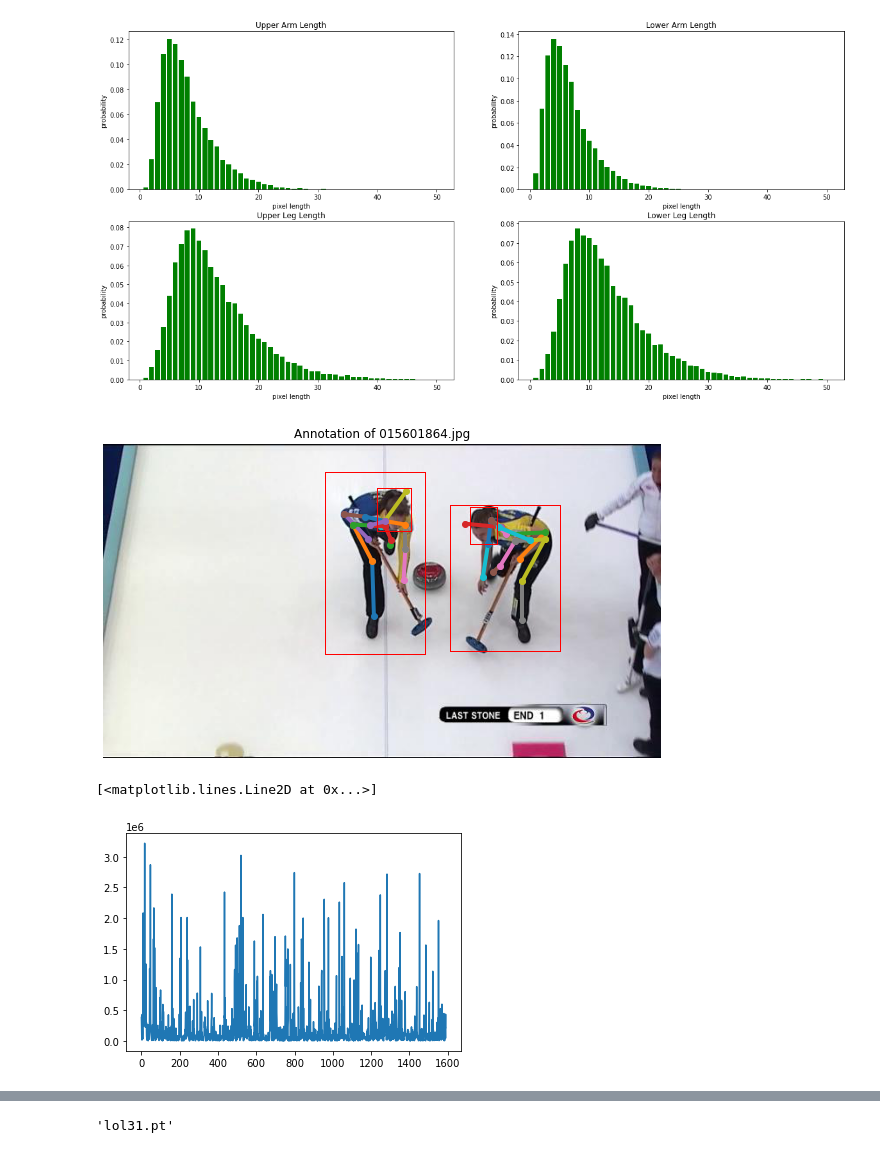
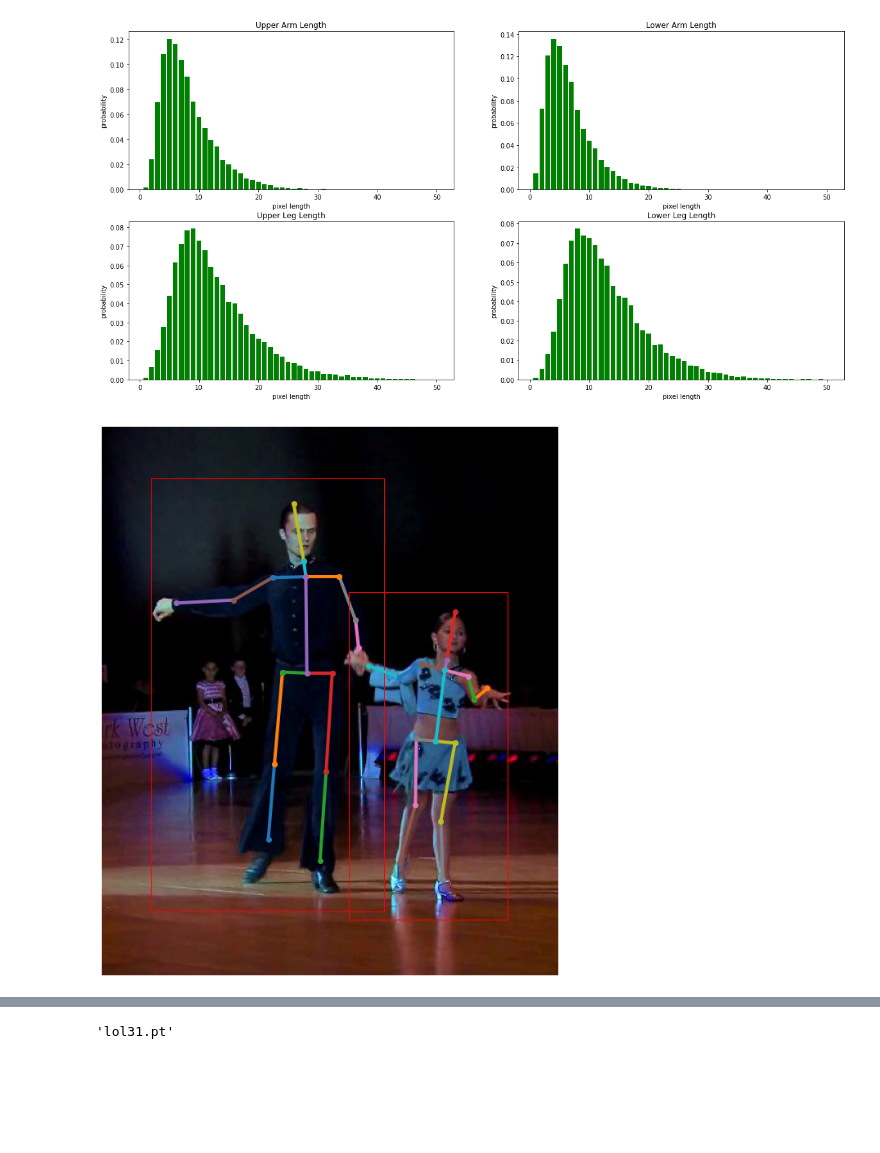
Before and after one commit to antduru/PoseDetection, a Jupyter notebook: graph_producer.ipynb, the cells around one changed output, grey strips where cells are left out. Drawn from its saved outputs; the diff is of its cells as text; code cells hidden in the pictures; blank space fills up the shorter version.

Commit message:
Add paper plots

```diff
--- a/graph_producer.ipynb
+++ b/graph_producer.ipynb
@@ -97,8 +97,11 @@ def draw_person_rect(joint_list, head_coor, image_shape):
 def present_body_parts(image_array, image_object, joint_dict, title, draw_head=True, draw_bbox=False, draw_pose=True):
     plt.figure(figsize=(10, 20))
     plt.axis('off')
+    plt.xlim(250, 700)
+#     zeros = np.zeros(image_array.shape)
+#     plt.imshow(zeros)
     plt.imshow(image_array)
-    plt.title(title)
+#     plt.title(title)
 
     for person in image_object['people']:
         joint_list = person['joints']
@@ -129,33 +132,33 @@ def present_body_parts(image_array, image_object, joint_dict, title, draw_head=T
             plot_line(joint_map['r_hip'], joint_map['pelvis'])
             plot_line(joint_map['l_hip'], joint_map['pelvis'])
             plot_line(joint_map['thorax'], joint_map['pelvis'])
 
 #         if not 'head_coordinates' in person: continue
 
         person_head = person['head_coordinates']
         x1 = person_head['x1']
         y1 = person_head['y1']
         x2 = person_head['x2']
         y2 = person_head['y2']
 
         if draw_head:
             plot_rect(x1, y1, x2, y2) # draw head
 
         if draw_bbox:
             draw_person_rect(joint_list, person_head, image_object['image_shape']) # draw body
 
 
     plt.show()
 
 def show_image(image_object, images_path):
     image_name = image_object['image_name']
     image_array = np.array(Image.open(os.path.join(images_path, image_name)))
 
     present_body_parts(image_array, image_object, joint_dict, f'Annotation of {image_name}',\
-                      draw_head=True, draw_bbox=True, draw_pose=True)
+                      draw_head=False, draw_bbox=True, draw_pose=True)
 
 #     print(json.dumps(image_object, indent=1))
 
-show_image(json_list[0], images_path)
+show_image(json_list[53], images_path)
 # %% [output]
-[figure, old version]
+[figure, new version]
@@ -164,5 +164,0 @@ a = [382433, 137705, 33244, 15154, 431915, 245380, 73805, 31584, 137638, 2084869
-# %%
-plt.plot(a)
-# %% [output]
-[<matplotlib.lines.Line2D at 0x...>]
-[figure, removed]
```
Also changed, not shown: parts of 4 cells of this notebook, 3 other files.
